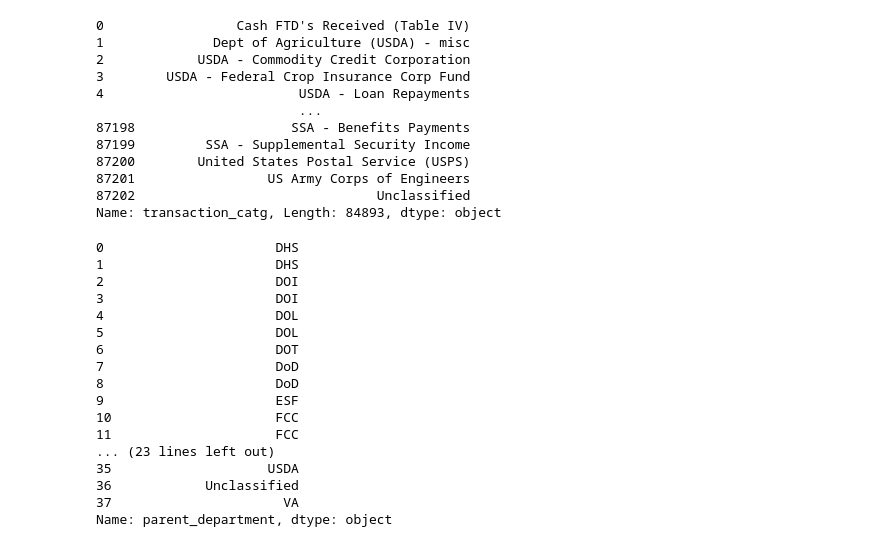
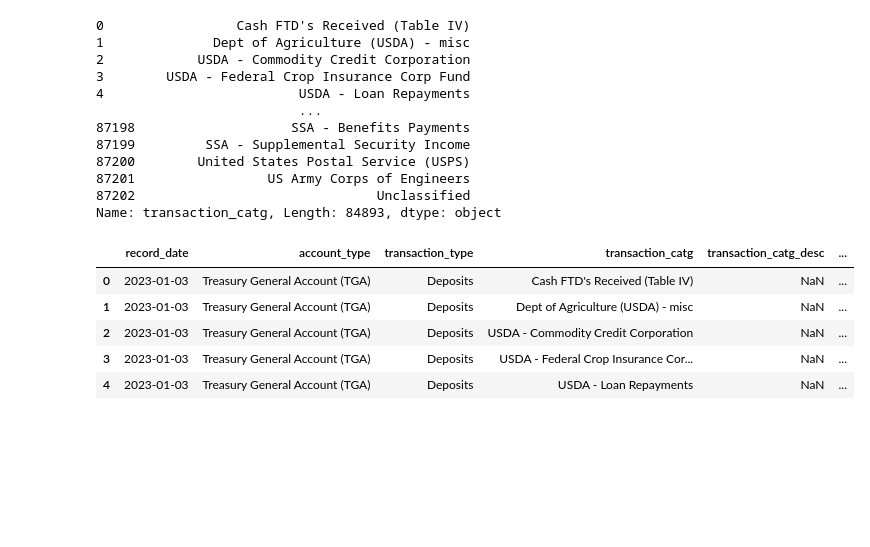
Before and after one commit to dallas-hansen/school, a Jupyter notebook: cis_123/projects/api_caller/classes/data2.ipynb, the cells around one changed output. Cells and saved outputs as stored; diff of their text form; code cells hidden in the pictures; blank space fills up the shorter version.

```diff
--- a/cis_123/projects/api_caller/classes/data2.ipynb
+++ b/cis_123/projects/api_caller/classes/data2.ipynb
@@ -239,26 +239,15 @@ df['transaction_catg']
 87201                 US Army Corps of Engineers
 87202                               Unclassified
 Name: transaction_catg, Length: 84893, dtype: object
-# %%
-grouped_df['parent_department']
-# %% [output]
-0                      DHS
-1                      DHS
-2                      DOI
-3                      DOI
-4                      DOL
-5                      DOL
-6                      DOT
-7                      DoD
-8                      DoD
-9                      ESF
-10                     FCC
-11                     FCC
-... (23 lines left out)
-35                    USDA
-36            Unclassified
-37                      VA
-Name: parent_department, dtype: object
+# %%
+df.head()
+# %% [output]
+|  | record_date | account_type | transaction_type | transaction_catg | transaction_catg_desc | ... |
+| 0 | 2023-01-03 | Treasury General Account (TGA) | Deposits | Cash FTD's Received (Table IV) | NaN | ... |
+| 1 | 2023-01-03 | Treasury General Account (TGA) | Deposits | Dept of Agriculture (USDA) - misc | NaN | ... |
+| 2 | 2023-01-03 | Treasury General Account (TGA) | Deposits | USDA - Commodity Credit Corporation | NaN | ... |
+| 3 | 2023-01-03 | Treasury General Account (TGA) | Deposits | USDA - Federal Crop Insurance Cor... | NaN | ... |
+| 4 | 2023-01-03 | Treasury General Account (TGA) | Deposits | USDA - Loan Repayments | NaN | ... |
 # %%
 # plt.bar(x=df['transaction_catg'], height=df['transaction_today_amt'])
 # plt.xlabel('Transaction Category', fontsize=1)
```
Also changed, not shown: 4 other files.
